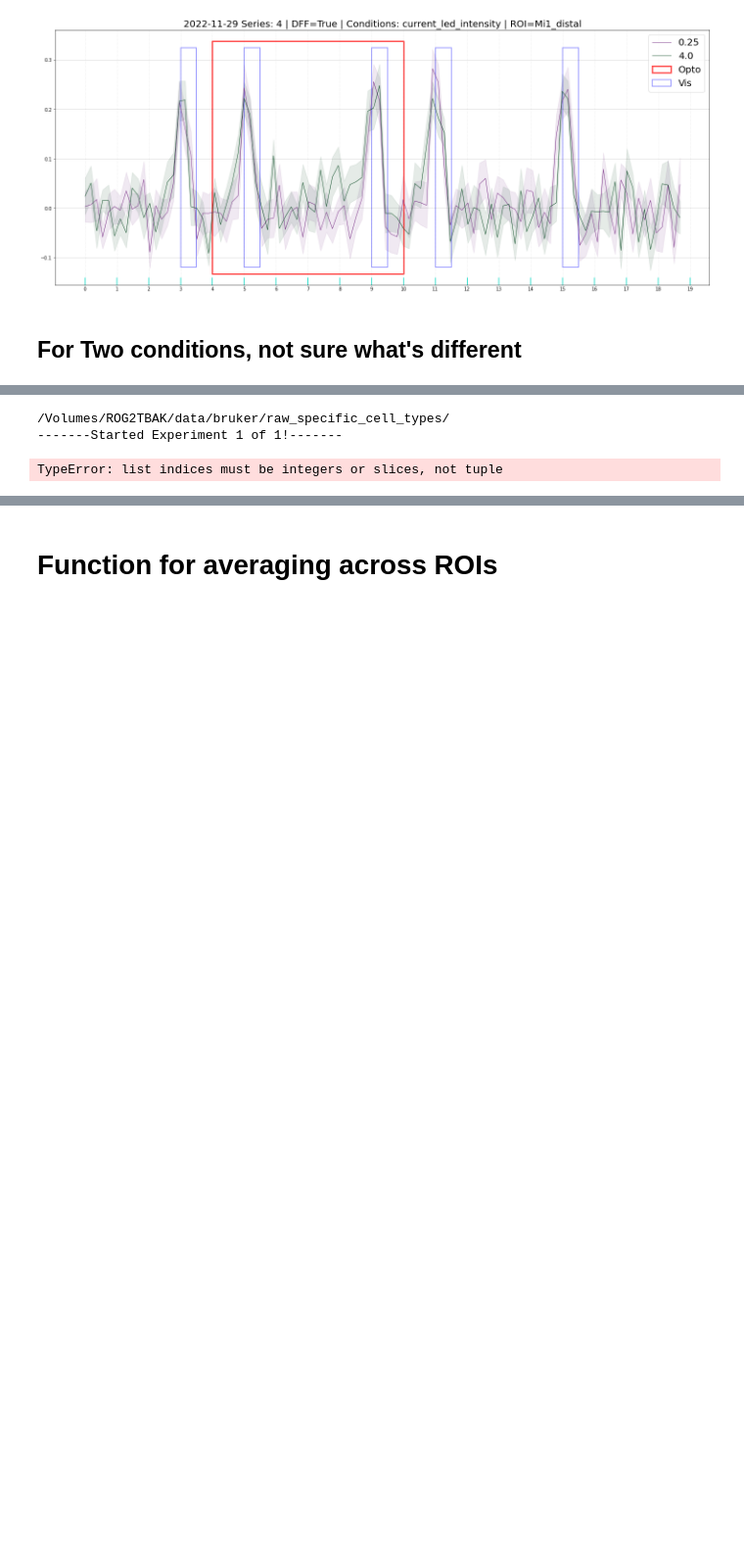
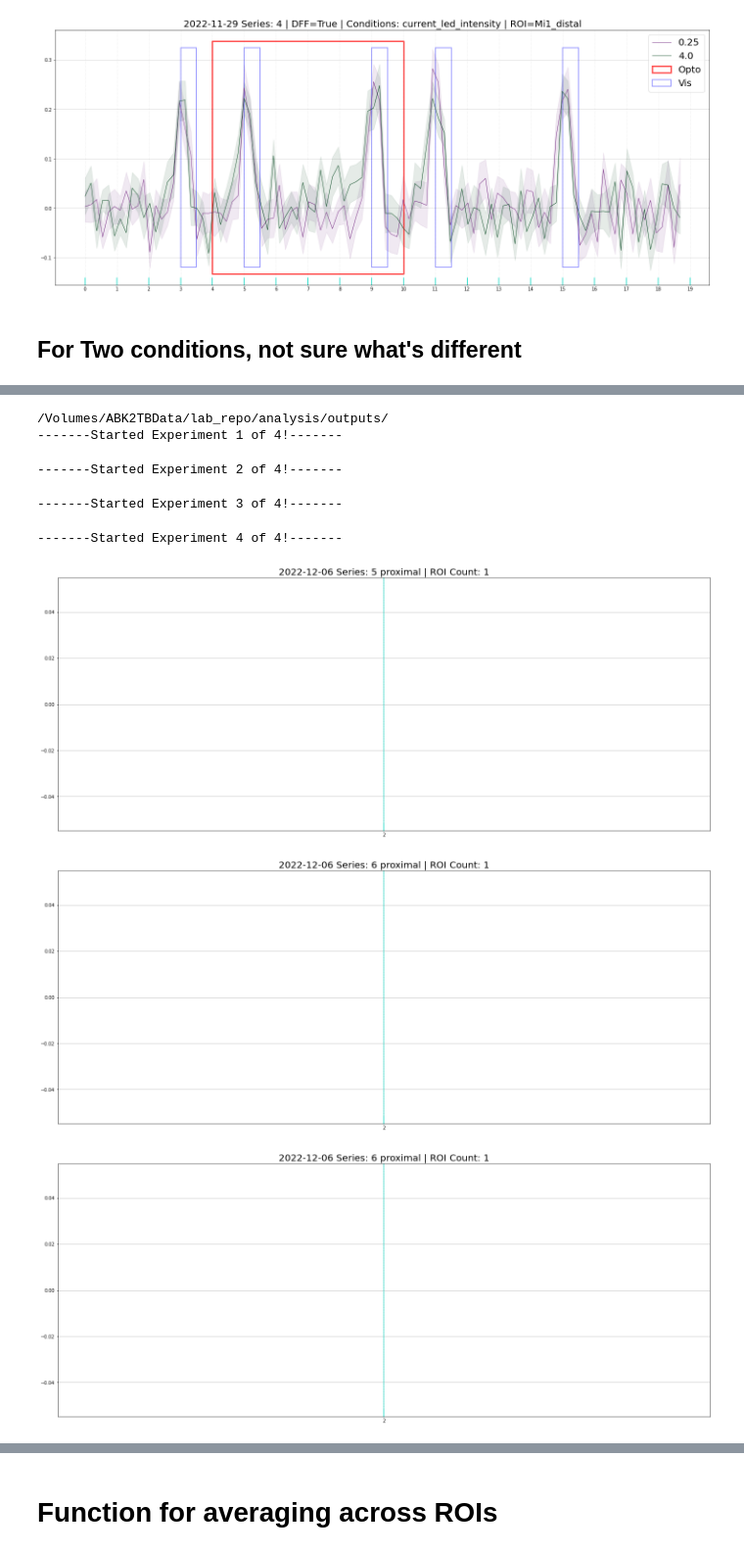
Before and after one commit to Biofall/two_photon_analysis, a Jupyter notebook: notebooks/trace_plotting.ipynb, the cells around one changed output, grey strips where cells are left out. Shown at 98% size. Cells and saved outputs as stored; diff of their text form; code cells hidden in the pictures; blank space fills up the shorter version.

```diff
--- a/notebooks/trace_plotting.ipynb
+++ b/notebooks/trace_plotting.ipynb
@@ -574,27 +644,32 @@ NameError: name 'expts' is not defined
 # %%
 # Collapsing and plotting across ROIs for all expts
 # Each experiment is its own plot
 
-save_directory = "/Volumes/ROG2TBAK/data/bruker/raw_specific_cell_types/" #+ experiment_file_name + "/"
+save_directory = "/Volumes/ABK2TBData/lab_repo/analysis/outputs/" #+ experiment_file_name + "/"
 print(save_directory)
 Path(save_directory).mkdir(exist_ok=True)
 # initialize variables
-alt_pre_time = 1
+alt_pre_time = 2
 df = False
-dff = False
-saveFig = True
+dff = True
+saveFig = False
 
 # Loop through experiments and plot it
 for exp in range(0, len(expts)):
     print(f'-------Started Experiment {exp+1} of {len(expts)}!-------\n')
     file_path = os.path.join(expts[exp, 0], expts[exp, 1] + ".hdf5")
     ID = imaging_data.ImagingDataObject(file_path, expts[exp, 2], quiet=True)
     roi_data = ID.getRoiResponses(expts[exp, 3])
 
     plotAcrossROIRawSpecificCellType(ID, roi_data, alt_pre_time,
                                    dff, df, experiment_file_name = expts[exp,1],
                                    series_number = expts[exp,2], roi_set_name= expts[exp,3])
 # %% [output]
-/Volumes/ROG2TBAK/data/bruker/raw_specific_cell_types/
--------Started Experiment 1 of 1!-------
+/Volumes/ABK2TBData/lab_repo/analysis/outputs/
+-------Started Experiment 1 of 4!-------
-TypeError: list indices must be integers or slices, not tuple
+-------Started Experiment 2 of 4!-------
+-------Started Experiment 3 of 4!-------
+-------Started Experiment 4 of 4!-------
+[figure, added]
+[figure, added]
+[figure, added]
```
Also changed, not shown: parts of 13 cells of this notebook, 1 other file.
